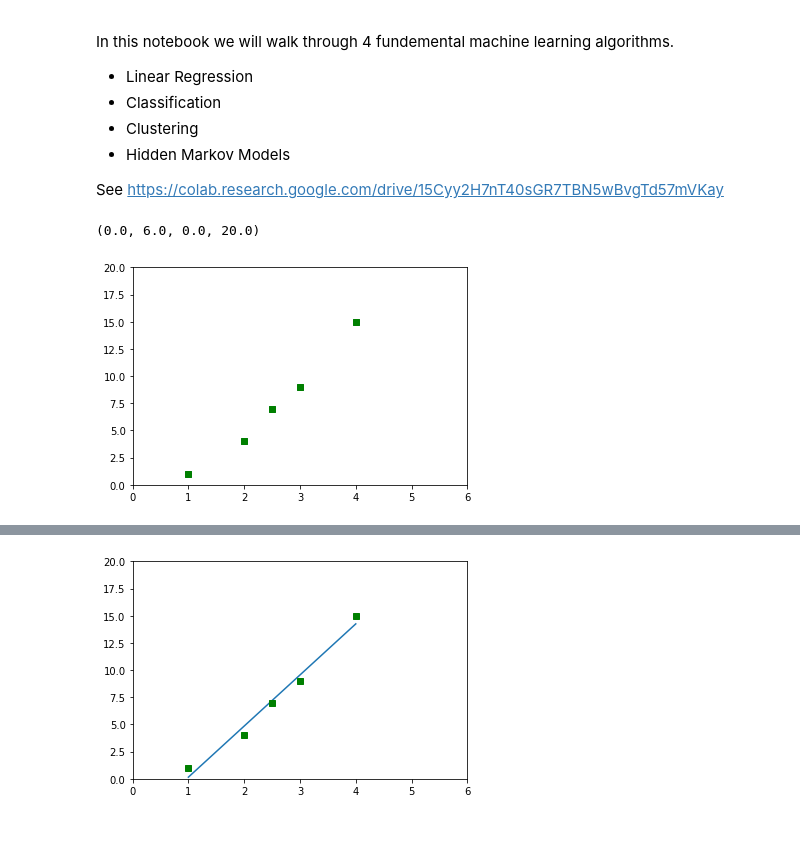
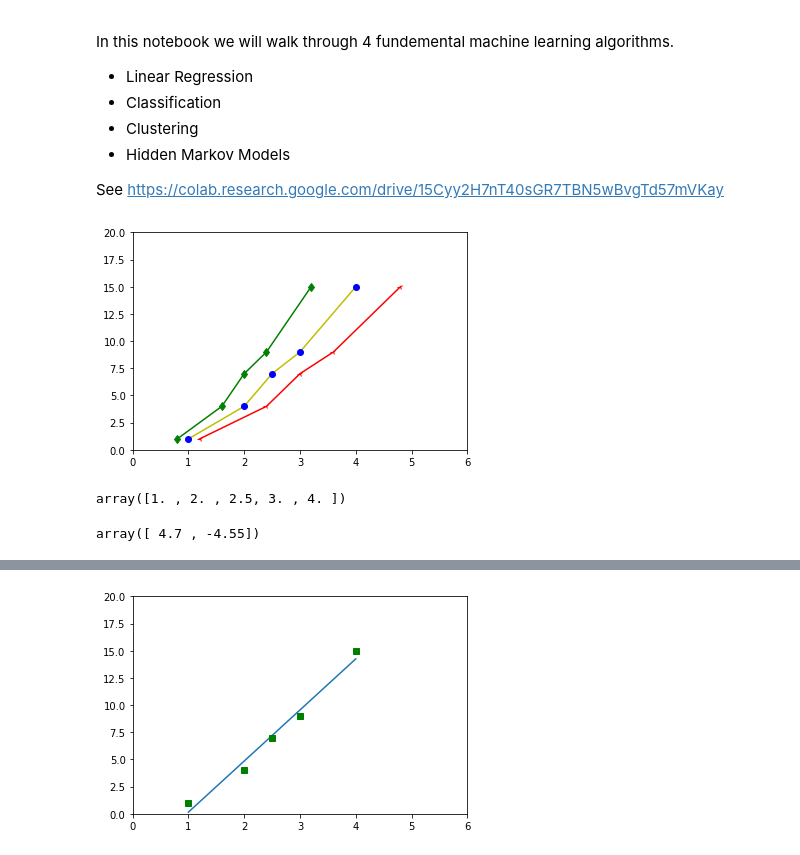
Before and after one commit to chaudha4/ML-Jupyter_Notebook, a Jupyter notebook: Neural Network - 02 Linear Regression - Tensorflow.ipynb, the cells around one changed output, grey strips where cells are left out. Cells and saved outputs as stored; diff of their text form; code cells hidden in the pictures.

```diff
--- a/Neural Network - 02 Linear Regression.ipynb
+++ b/Neural Network - 02 Linear Regression - Tensorflow.ipynb
@@ -23,8 +23,25 @@ import tensorflow as tf
 # %%
 x = [1, 2, 2.5, 3, 4]
 y = [1, 4, 7, 9, 15]
-plt.plot(x, y, 'bx')  # Plot using Blue x marks
+
+plt.plot(x, y, 'y')  # Plot using Yellow line
+plt.plot(x, y, 'bo')  # Plot using Blue o marks
+
+plt.plot(np.array(x) * 1.2, y, 'r3')  # Plot using Red weird marks
+plt.plot(np.array(x) * 1.2, y, 'r')  # Plot using Red line
+
+plt.plot(np.array(x) * .8, y, 'gd')  # Plot using diamond marks
+plt.plot(np.array(x) * .8, y, 'g')  # Plot using line
+
 plt.axis([0, 6, 0, 20])
+plt.show()
 # %% [output]
-(0.0, 6.0, 0.0, 20.0)
-[figure, old version]
+[figure, new version]
+# %%
+np.unique(x)
+# %% [output]
+array([1. , 2. , 2.5, 3. , 4. ])
+# %%
+np.polyfit(x, y, 1)
+# %% [output]
+array([ 4.7 , -4.55])
```
Also changed, not shown: parts of 6 cells of this notebook, 4 other files.
